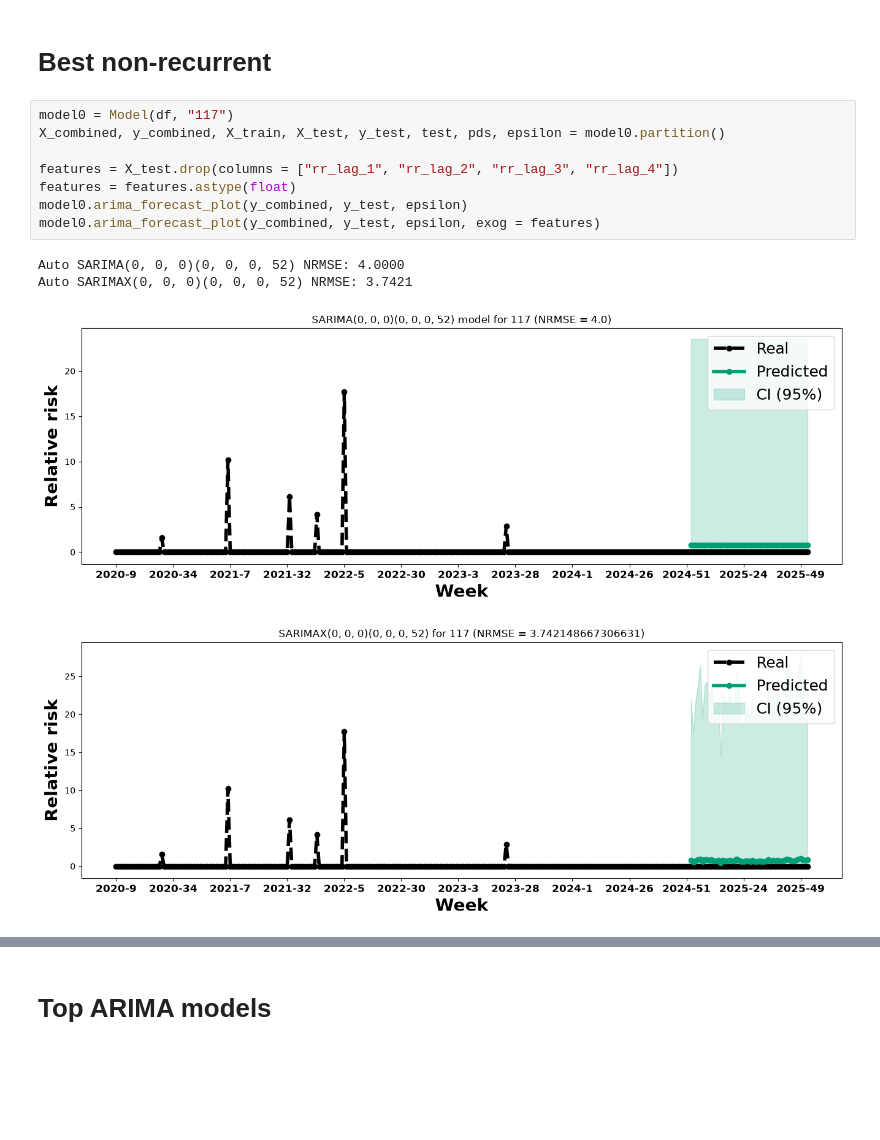
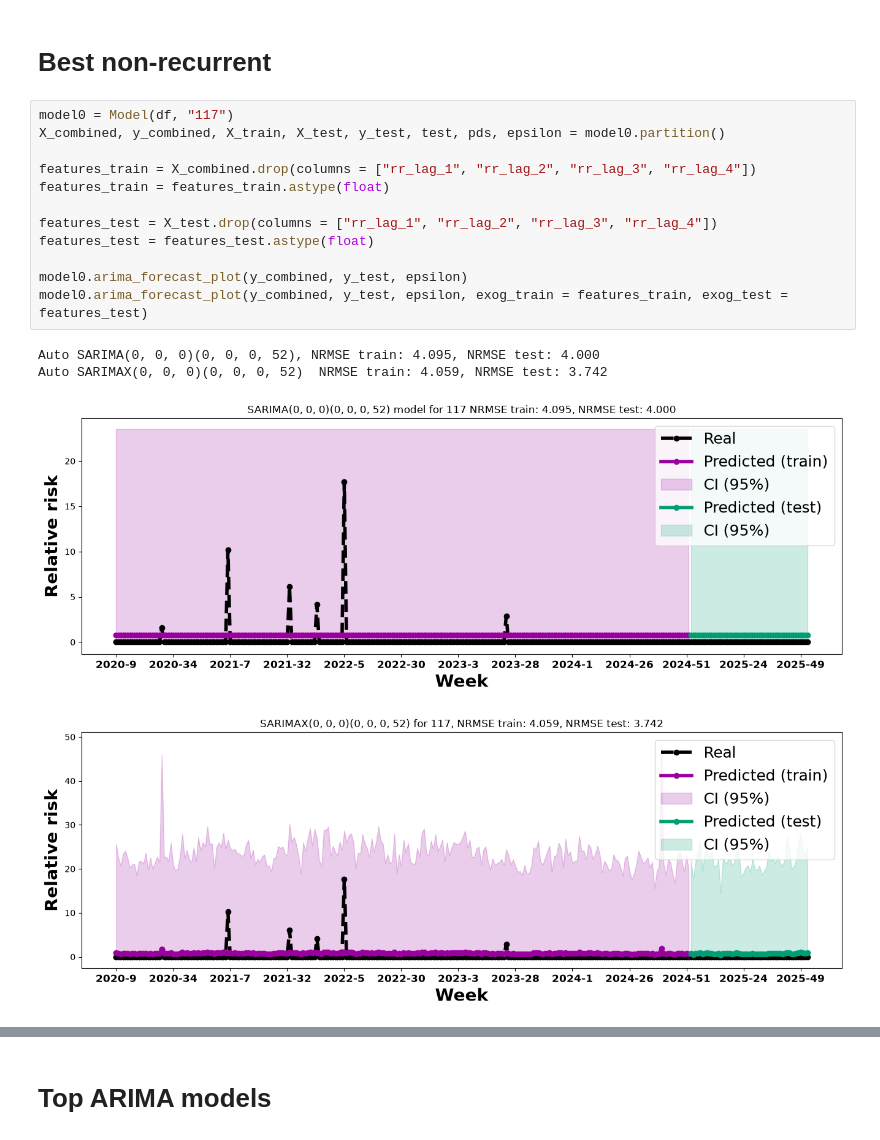
Before and after one commit to artisticlimon/dengue-recurrent-cr, a Jupyter notebook: 0_notebooks/arima_baseline.ipynb, the cells around one changed output, grey strips where cells are left out. Saved outputs shown, nothing was run; the diff lists cells and outputs as text; blank space fills up the shorter version.

```diff
--- a/0_notebooks/arima_baseline.ipynb
+++ b/0_notebooks/arima_baseline.ipynb
@@ -21,16 +21,20 @@ df = pd.read_csv("../full_data.csv")
 # %%
 model0 = Model(df, "117")
 X_combined, y_combined, X_train, X_test, y_test, test, pds, epsilon = model0.partition()
 
-features = X_test.drop(columns = ["rr_lag_1", "rr_lag_2", "rr_lag_3", "rr_lag_4"])
-features = features.astype(float)
+features_train = X_combined.drop(columns = ["rr_lag_1", "rr_lag_2", "rr_lag_3", "rr_lag_4"])
+features_train = features_train.astype(float)
+
+features_test = X_test.drop(columns = ["rr_lag_1", "rr_lag_2", "rr_lag_3", "rr_lag_4"])
+features_test = features_test.astype(float)
+
 model0.arima_forecast_plot(y_combined, y_test, epsilon)
-model0.arima_forecast_plot(y_combined, y_test, epsilon, exog = features)
+model0.arima_forecast_plot(y_combined, y_test, epsilon, exog_train = features_train, exog_test = features_test)
 # %% [output]
-Auto SARIMA(0, 0, 0)(0, 0, 0, 52) NRMSE: 4.0000
-Auto SARIMAX(0, 0, 0)(0, 0, 0, 52) NRMSE: 3.7421
+Auto SARIMA(0, 0, 0)(0, 0, 0, 52), NRMSE train: 4.095, NRMSE test: 4.000
+Auto SARIMAX(0, 0, 0)(0, 0, 0, 52)  NRMSE train: 4.059, NRMSE test: 3.742
-[figure, old version]
+[figure, new version]
-[figure, old version]
+[figure, new version]
 # %%
 model0 = Model(df, "101")
 X_combined, y_combined, X_train, X_test, y_test, test, pds, epsilon = model0.partition()
```
Also changed, not shown: parts of 15 cells of this notebook.
